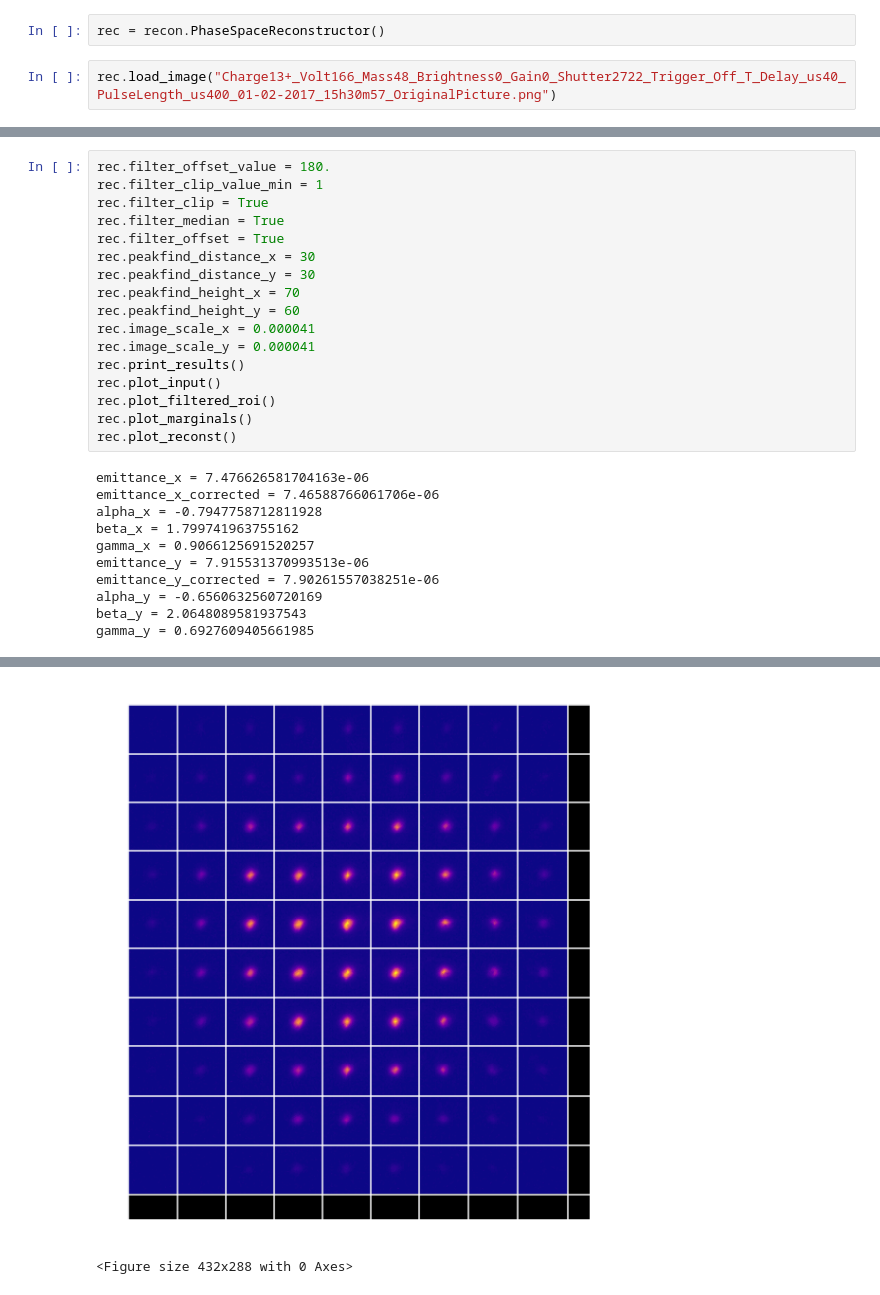
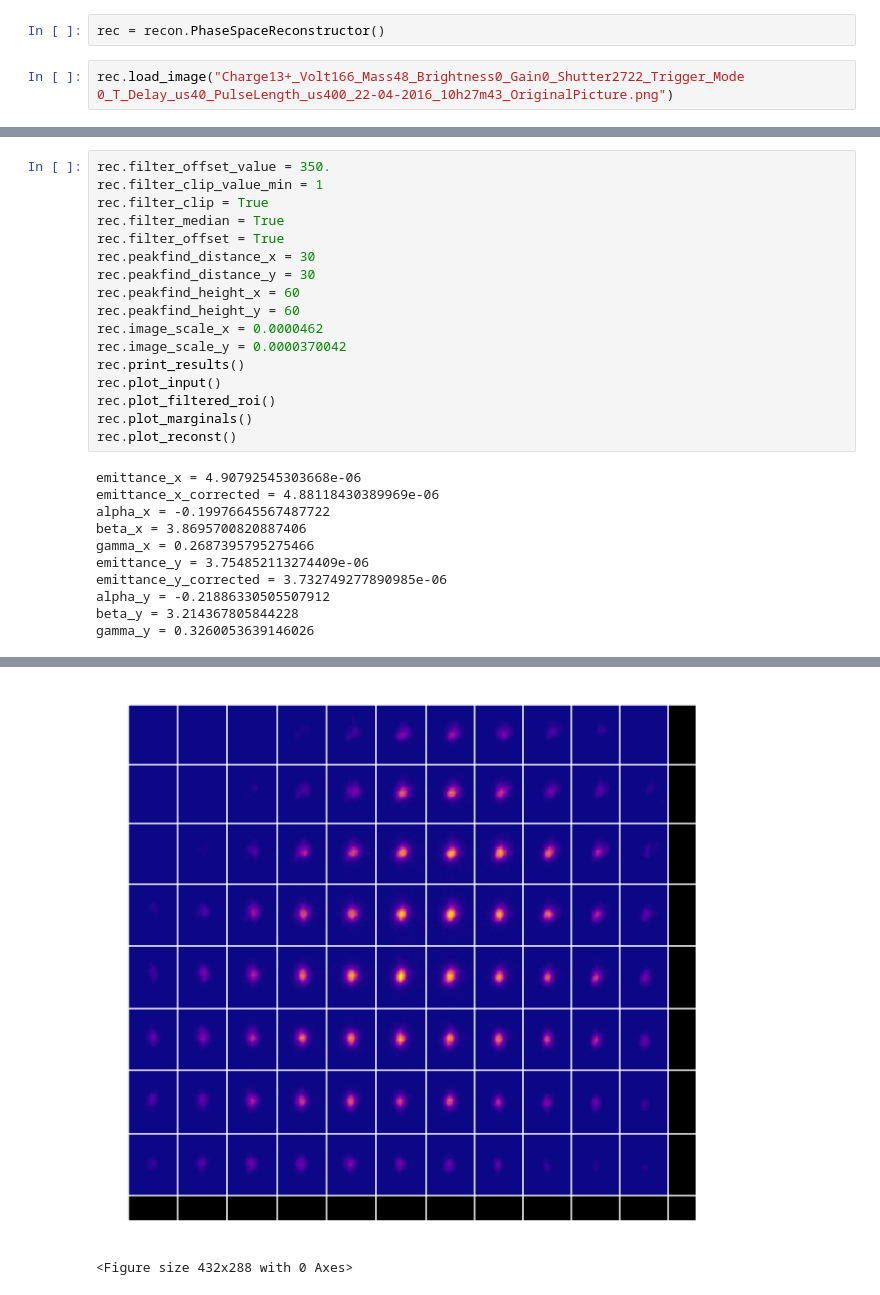
Before and after one commit to HPLegion/PepperpotSim, a Jupyter notebook: Untitled1.ipynb, the cells around one changed output, grey strips where cells are left out. Cells and saved outputs as stored; diff of their text form.

```diff
--- a/Untitled1.ipynb
+++ b/Untitled1.ipynb
@@ -3,7 +3,7 @@ import recon
 # %%
 rec = recon.PhaseSpaceReconstructor()
 # %%
-rec.load_image("Charge13+_Volt166_Mass48_Brightness0_Gain0_Shutter2722_Trigger_Off_T_Delay_us40_PulseLength_us400_01-02-2017_15h30m57_OriginalPicture.png")
+rec.load_image("Charge13+_Volt166_Mass48_Brightness0_Gain0_Shutter2722_Trigger_Mode 0_T_Delay_us40_PulseLength_us400_22-04-2016_10h27m43_OriginalPicture.png")
 # %%
 print(rec.results)
 # %% [output]
@@ -11,28 +11,28 @@ print(rec.results)
 # %%
-rec.filter_offset_value = 180.
+rec.filter_offset_value = 350.
 rec.filter_clip_value_min = 1
 rec.filter_clip = True
 rec.filter_median = True
 rec.filter_offset = True
 rec.peakfind_distance_x = 30
 rec.peakfind_distance_y = 30
-rec.peakfind_height_x = 70
+rec.peakfind_height_x = 60
 rec.peakfind_height_y = 60
-rec.image_scale_x = 0.000041
-rec.image_scale_y = 0.000041
+rec.image_scale_x = 0.0000462
+rec.image_scale_y = 0.0000370042
 rec.print_results()
 rec.plot_input()
 rec.plot_filtered_roi()
 rec.plot_marginals()
 rec.plot_reconst()
 # %% [output]
-emittance_x = 7.476626581704163e-06
-emittance_x_corrected = 7.46588766061706e-06
-alpha_x = -0.7947758712811928
-beta_x = 1.799741963755162
-gamma_x = 0.9066125691520257
-emittance_y = 7.915531370993513e-06
-emittance_y_corrected = 7.90261557038251e-06
-alpha_y = -0.6560632560720169
-beta_y = 2.0648089581937543
-gamma_y = 0.6927609405661985
+emittance_x = 4.90792545303668e-06
+emittance_x_corrected = 4.88118430389969e-06
+alpha_x = -0.19976645567487722
+beta_x = 3.8695700820887406
+gamma_x = 0.2687395795275466
+emittance_y = 3.754852113274409e-06
+emittance_y_corrected = 3.732749277890985e-06
+alpha_y = -0.21886330505507912
+beta_y = 3.214367805844228
+gamma_y = 0.3260053639146026
@@ -40,2 +40,2 @@ gamma_y = 0.6927609405661985
-[figure, old version]
+[figure, new version]
 <Figure size 432x288 with 0 Axes>
```
Also changed, not shown: parts of 3 cells of this notebook, 1 other file.
